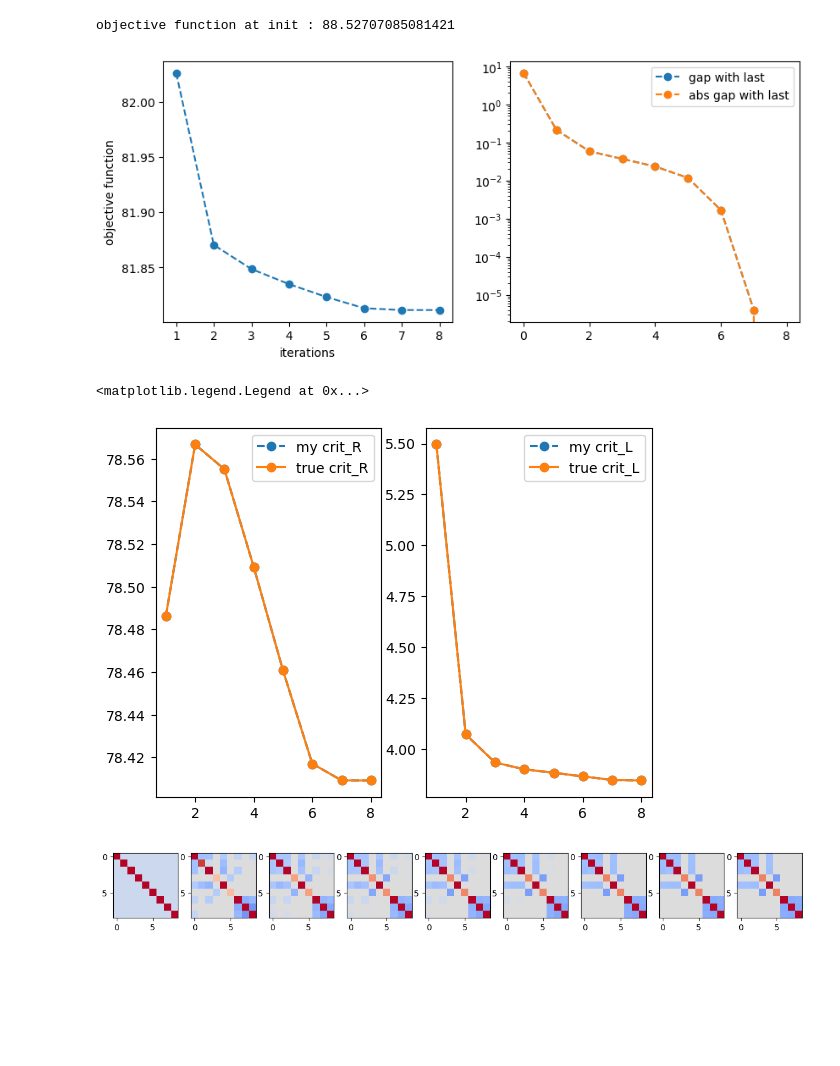
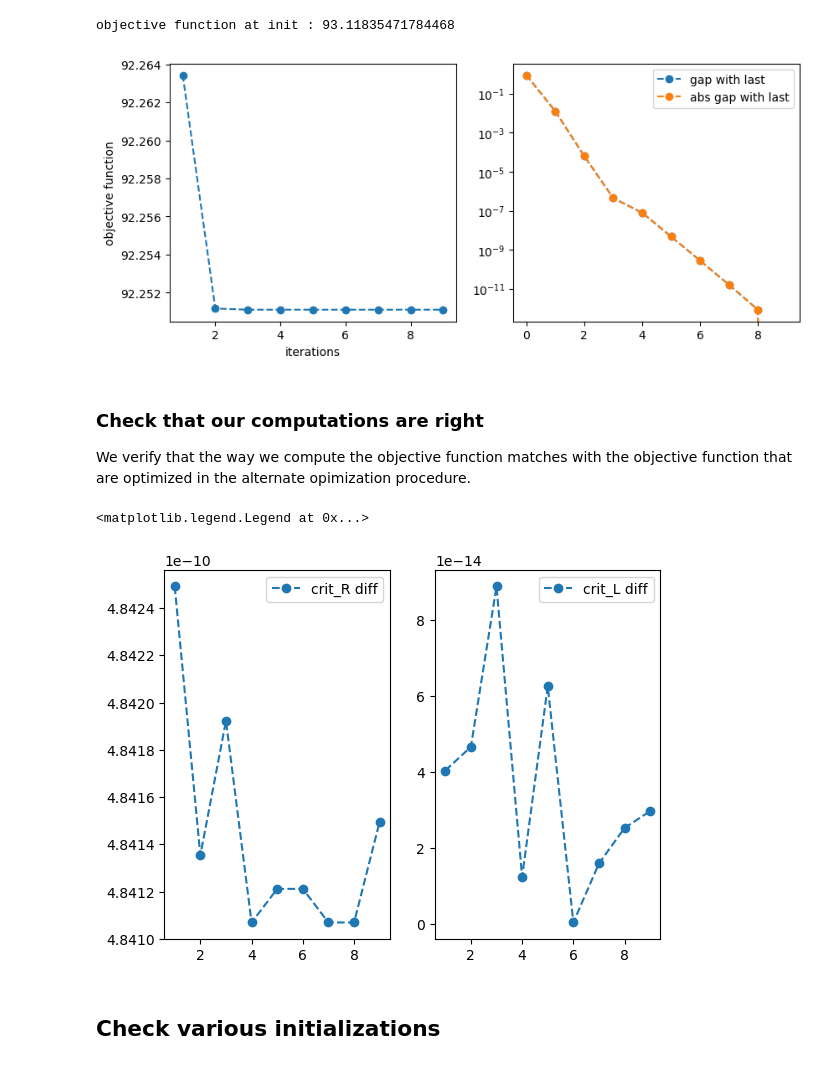
Before and after one commit to elasalle/Covid_R_L_estim, a Jupyter notebook: sanity_check_LL_synthData.ipynb, the cells around one changed output. Saved outputs shown, nothing was run; the diff lists cells and outputs as text; code cells hidden in the pictures; blank space fills up the shorter version.

```diff
--- a/sanity_check_LL_synthData.ipynb
+++ b/sanity_check_LL_synthData.ipynb
@@ -23,7 +26,7 @@ nclusters = len(cluster_sizes)
 
 firstDay, lastDay = "2020-12-01", "2021-01-10"
 # countries = ['France', 'Canada', 'Japan', 'Thailand', 'Austria']
-countries = ['France', 'Canada', 'Japan']
+countries = ['France', 'South Africa', 'Vietnam']
 
 
 if np.sum(cluster_sizes)<=10:
@@ -60,13 +62,0 @@ First day : 2020-12-01
-# %%
-n_max_iter = 8
-
-#init param
-init_method = "U"
-init_param = {"options":options, "lambdaU_pwlin": 20}
-
-#optim param
-lambda_Fro = 0.25
-lambda_GR = 1.
-lambda_pwlin = 20
-
-Restims, Lestims, _, objs, crits_R, crits_R_true, crits_L, crits_L_true = Rt_L.Rt_L(ZData_by_country, n_max_iter, lambda_pwlin, lambda_GR, lambda_Fro, options, init_method, init_param, save_objective=True)
@@ -93,38 +147,32 @@ plt.figure(figsize=(15,4))
 
 plt.subplot(131)
 print("objective function at init : {}".format(objs[0]))
-plt.plot(np.arange(1, n_max_iter+1), objs[1:], '--o')
+plt.plot(np.arange(1,max_iter), objs[1:], '--o')
 plt.xlabel("iterations")
 plt.ylabel("objective function")
 
 plt.subplot(132)
-plt.plot(np.arange(n_max_iter+1), objs-objs[-1], '--o', label="gap with last")
-plt.plot(np.arange(n_max_iter+1), np.abs(objs-objs[-1]), '--o', label="abs gap with last")
+plt.plot(np.arange(max_iter), objs-objs[-1], '--o', label="gap with last")
+plt.plot(np.arange(max_iter), np.abs(objs-objs[-1]), '--o', label="abs gap with last")
 plt.legend()
 plt.yscale("log")
 # %% [output]
-objective function at init : 88.52707085081421
+objective function at init : 93.11835471784468
-[figure, old version]
+[figure, new version]
+# %% [markdown]
+### Check that our computations are right
+We verify that the way we compute the objective function matches with the objective function that are optimized in the alternate opimization procedure.
 # %%
 plt.subplot(121)
-plt.plot(np.arange(1, n_max_iter+1), crits_R, '--o', label="my crit_R" )
-plt.plot(np.arange(1, n_max_iter+1), crits_R_true, '-o', label="true crit_R" )
+plt.plot(np.arange(1, n_max_iter), np.abs(np.array(crits_R)-np.array(crits_R_true)), '--o', label="crit_R diff" )
+# plt.plot(np.arange(1, n_max_iter+1), crits_R_true, '-o', label="true crit_R" )
 plt.legend()
 plt.subplot(122)
-plt.plot(np.arange(1, n_max_iter+1), crits_L, '--o', label="my crit_L" )
-plt.plot(np.arange(1, n_max_iter+1), crits_L_true, '-o', label="true crit_L" )
+plt.plot(np.arange(1, n_max_iter), np.abs(np.array(crits_L)-np.array(crits_L_true)), '--o', label="crit_L diff" )
+# plt.plot(np.arange(1, n_max_iter+1), crits_L_true, '-o', label="true crit_L" )
 plt.legend()
 # %% [output]
 <matplotlib.legend.Legend at 0x...>
-[figure, old version]
+[figure, new version]
-# %%
-n = Lestims[0].shape[0]
-fig, axs = plt.subplots(1, n_max_iter+1, figsize=(15,5), squeeze=False)
-for L, ax in zip(Lestims, axs[0]):
-    ax.imshow(L, cmap="coolwarm", vmin=-1, vmax=1)
-    # for i in range(n):
-    #     for j in range(n):
-    #         c = L[i,j]
-    #         ax.text(i, j, "{:2.1f}".format(c), va='center', ha='center', color="darkgreen")
-# %% [output]
-[figure, removed]
+# %% [markdown]
+## Check various initializations
```
Also changed, not shown: parts of 10 cells of this notebook.
